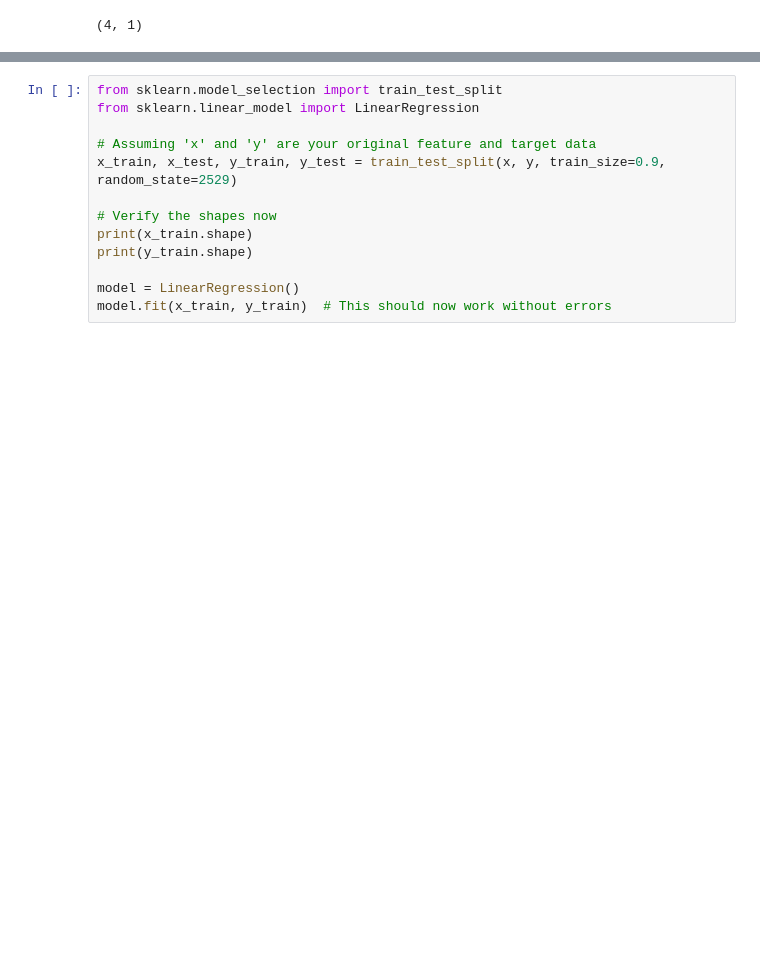
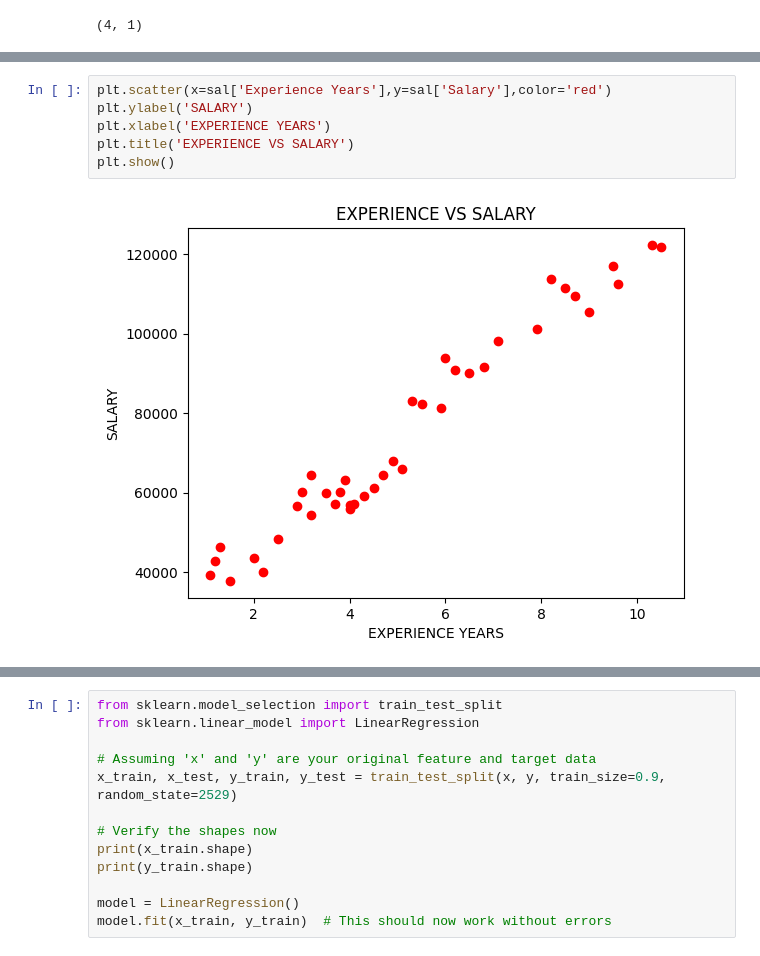
Before and after one commit to ayushsunil/ML, a Jupyter notebook: base.ipynb, the cells around one changed output, grey strips where cells are left out. Saved outputs shown, nothing was run; the diff lists cells and outputs as text; blank space fills up the shorter version.

```diff
--- a/base.ipynb
+++ b/base.ipynb
@@ -190,0 +228,8 @@ y_train.shape
+# %%
+plt.scatter(x=sal['Experience Years'],y=sal['Salary'],color='red')
+plt.ylabel('SALARY')
+plt.xlabel('EXPERIENCE YEARS')
+plt.title('EXPERIENCE VS SALARY')
+plt.show()
+# %% [output]
+[figure, added]
```
Also changed, not shown: parts of 6 cells of this notebook.
